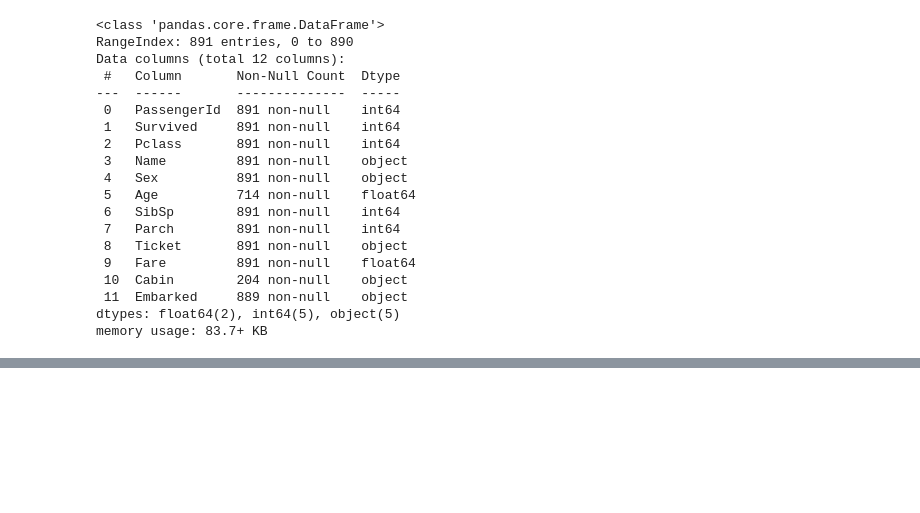
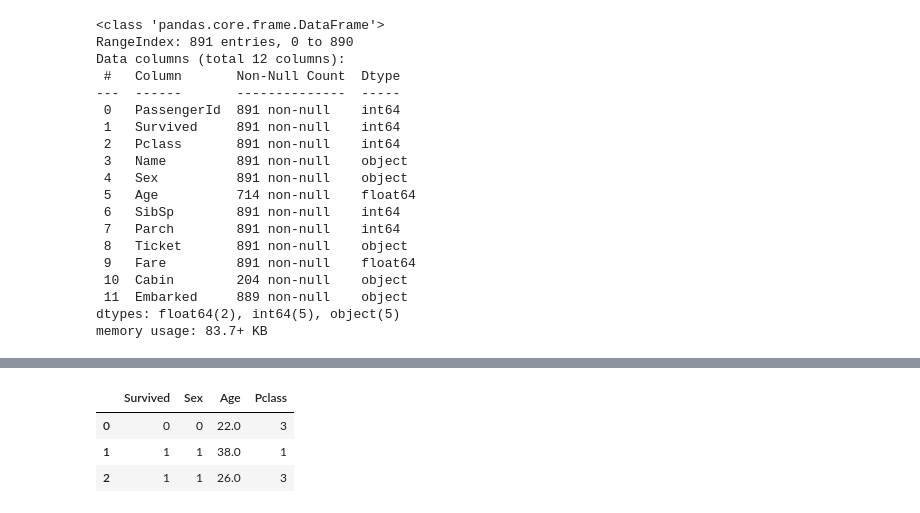
Before and after one commit to diego3008/titanic_survival, a Jupyter notebook: titanic.ipynb, the cells around one changed output, grey strips where cells are left out. Saved outputs shown, nothing was run; the diff lists cells and outputs as text; code cells hidden in the pictures; blank space fills up the shorter version.

```diff
--- a/titanic.ipynb
+++ b/titanic.ipynb
@@ -48,0 +126,2 @@ memory usage: 83.7+ KB
+# %%
+train_set["Age"] = train_set["Age"].fillna(28.0)
@@ -48,0 +142,9 @@ memory usage: 83.7+ KB
+# %%
+train_set["Sex"] = train_set["Sex"].map({'female': 1, 'male': 0}).astype(int)
+# %%
+train_set[["Survived", "Sex",  "Age", "Pclass"]].head(3)
+# %% [output]
+|  | Survived | Sex | Age | Pclass |
+| 0 | 0 | 0 | 22.0 | 3 |
+| 1 | 1 | 1 | 38.0 | 1 |
+| 2 | 1 | 1 | 26.0 | 3 |
```
Also changed, not shown: parts of 10 cells of this notebook.
